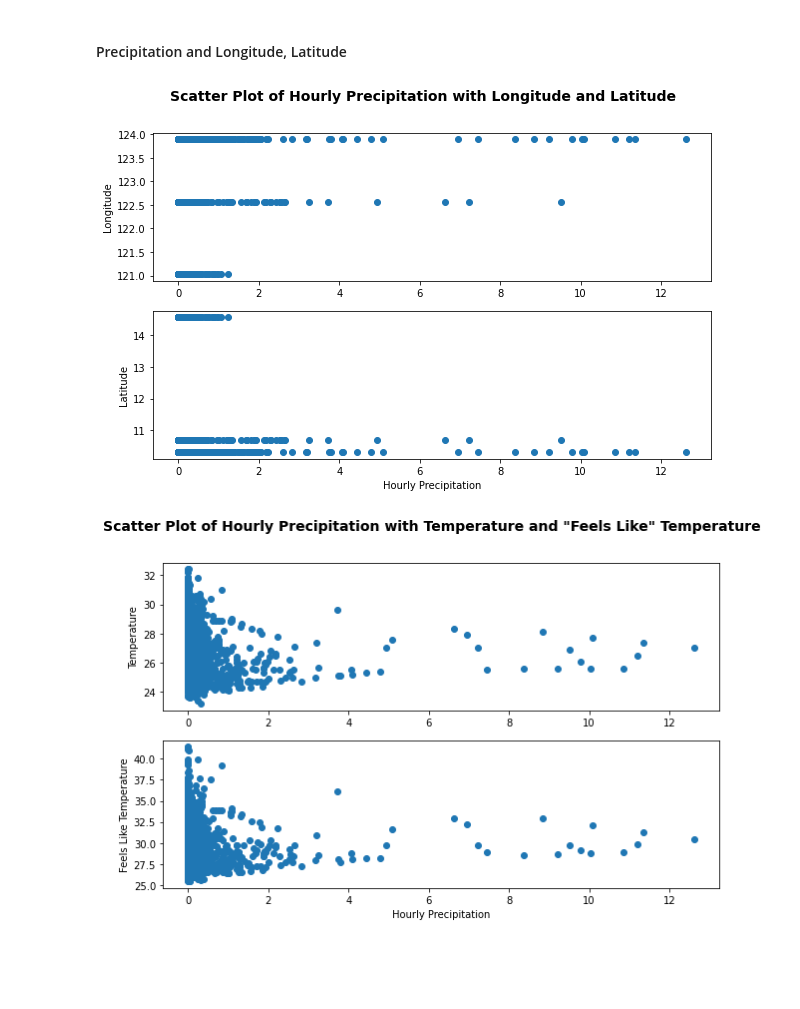
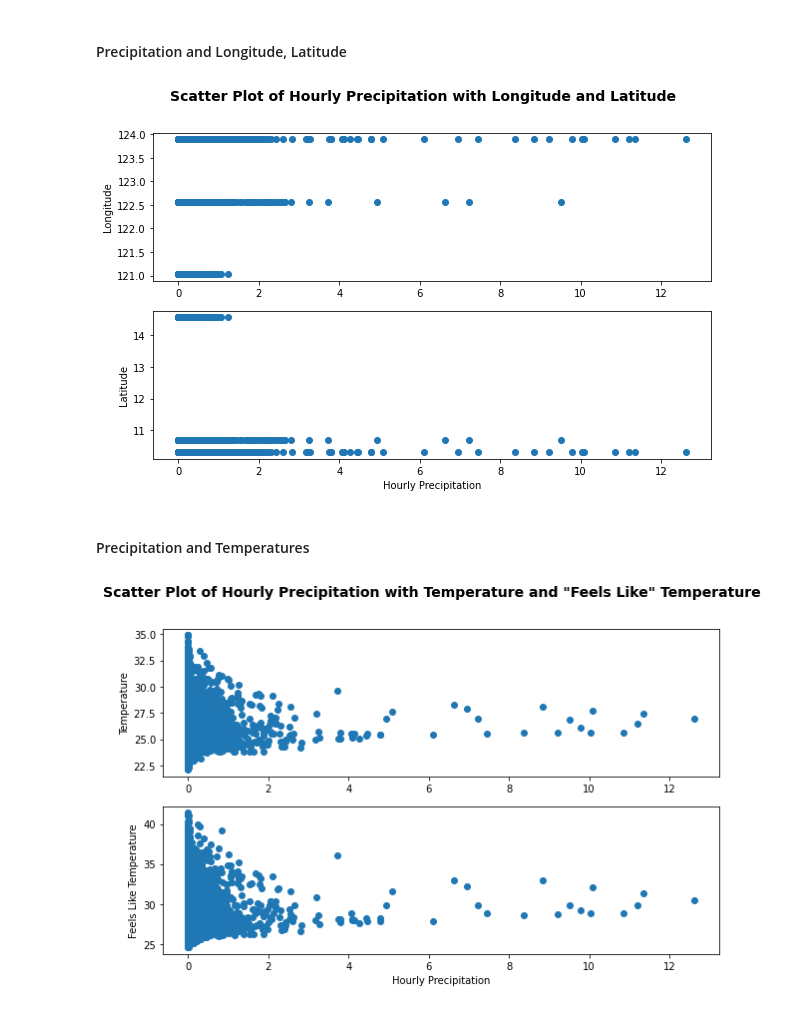
Before and after one commit to eRuaro/prac-research, a Jupyter notebook: data_analysis.ipynb, the cells around one changed output. Cells and saved outputs as stored; diff of their text form; code cells hidden in the pictures; blank space fills up the shorter version.

```diff
--- a/data_analysis.ipynb
+++ b/data_analysis.ipynb
@@ -54,0 +63,3 @@ df.head()
+# %%
+df['precipitation'] = df['precipitation']._convert(numeric=True)
+type(df['precipitation'][0])
@@ -88,27 +94,37 @@ plt.show();
 fig, (ax1, ax2) = plt.subplots(2, 1, figsize=(10, 6))
 fig.suptitle('Scatter Plot of Hourly Precipitation with Longitude and Latitude', fontweight='bold', fontsize=14)
 
-ax1.scatter(df['precipitation'], df['longitude'])
+precipitation = df['precipitation']._convert(numeric=True)
+longitude = df['longitude']._convert(numeric=True)
+latitude = df['latitude']._convert(numeric=True)
+
+ax1.scatter(precipitation, longitude)
 ax1.set_ylabel('Longitude')
 
-ax2.scatter(df['precipitation'], df['latitude'])
+ax2.scatter(precipitation, latitude)
 ax2.set_xlabel('Hourly Precipitation')
 ax2.set_ylabel('Latitude')
 
 plt.show()
 # %% [output]
-[figure, old version]
+[figure, new version]
+# %% [markdown]
+#### Precipitation and Temperatures
 # %%
 fig, (ax1, ax2) = plt.subplots(2, 1, figsize=(10, 6))
 fig.suptitle('Scatter Plot of Hourly Precipitation with Temperature and "Feels Like" Temperature', fontweight='bold', fontsize=14)
 
-ax1.scatter(df['precipitation'], df['temp_c'])
+precipitation = df['precipitation']._convert(numeric=True)
+temp_c = df['temp_c']._convert(numeric=True)
+feelslike_c = df['feelslike_c']._convert(numeric=True)
+
+ax1.scatter(precipitation, temp_c)
 ax1.set_ylabel('Temperature')
 
-ax2.scatter(df['precipitation'], df['feelslike_c'])
+ax2.scatter(precipitation, feelslike_c)
 ax2.set_xlabel('Hourly Precipitation')
 ax2.set_ylabel('Feels Like Temperature')
 
 plt.show()
 # %% [output]
-[figure, old version]
+[figure, new version]
```
Also changed, not shown: parts of 23 cells of this notebook.
